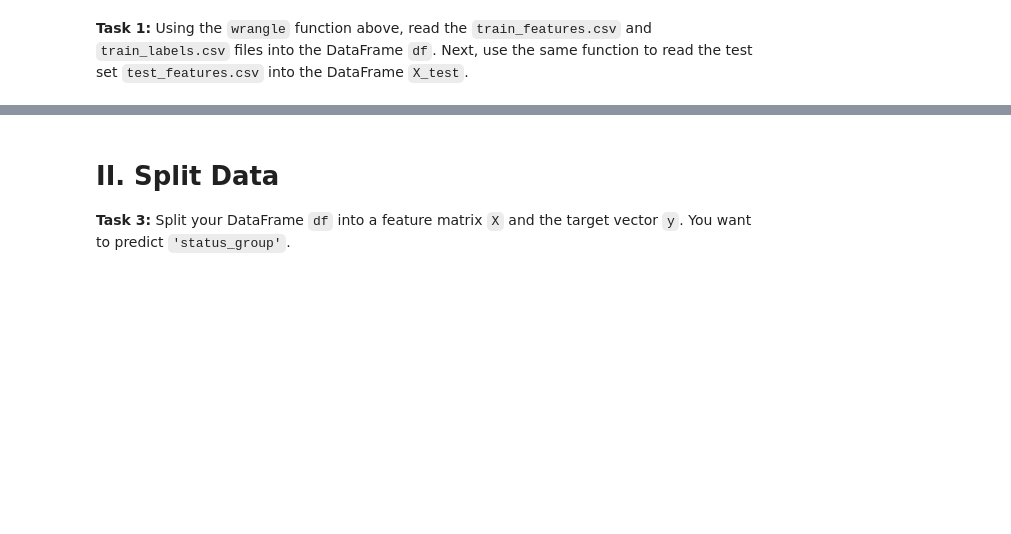
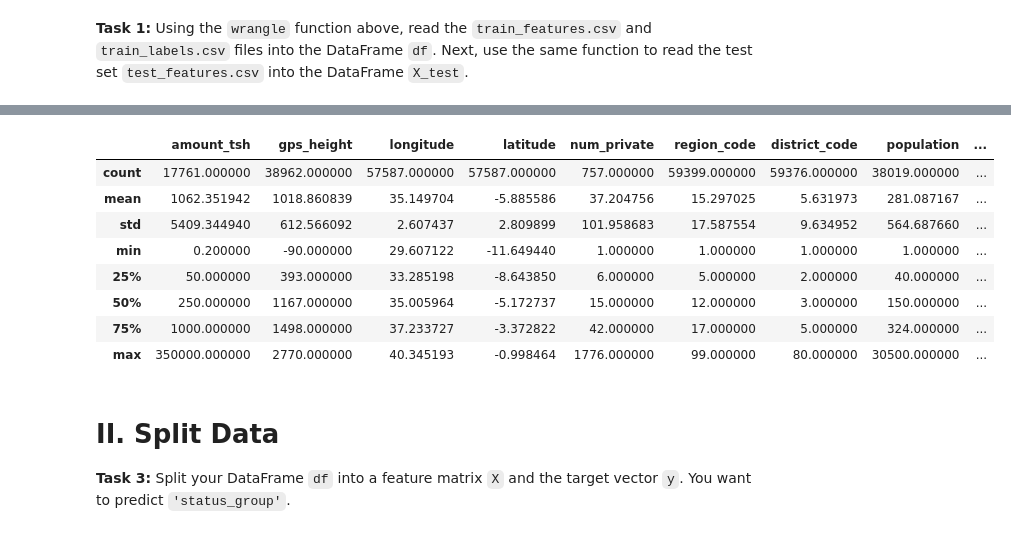
Before and after one commit to sikoh/DS-Tree-Based-Models, a Jupyter notebook: Decision-Trees/DS_DecisionTrees_Homework.ipynb, the cells around one changed output, grey strips where cells are left out. Drawn from its saved outputs; the diff is of its cells as text; code cells hidden in the pictures; blank space fills up the shorter version.

```diff
--- a/Decision-Trees/DS_DecisionTrees_Homework.ipynb
+++ b/Decision-Trees/DS_DecisionTrees_Homework.ipynb
@@ -59,6 +71,20 @@ def wrangle(fm_path, tv_path=None):
     return df
 # %% [markdown]
 **Task 1:** Using the `wrangle` function above, read the `train_features.csv` and  `train_labels.csv` files into the DataFrame `df`. Next, use the same function to read the test set `test_features.csv` into the DataFrame `X_test`.
+# %%
+import sys
+
+# If you're on Colab:
+if 'google.colab' in sys.modules:
+    DATA_PATH = 'https://raw.githubusercontent.com/LambdaSchool/DS-Unit-2-Kaggle-Challenge/master/data/'
+    !pip install category_encoders==2.*
+    !pip install pandas-profiling==2.*
+
+# If you're working locally:
+else:
+    DATA_PATH = '../data/'
+# %%
+df = wrangle((DATA_PATH+'waterpumps/train_features.csv'), (DATA_PATH+'waterpumps/train_labels.csv'))
+X_test = wrangle(DATA_PATH +'waterpumps/test_features.csv')
 # %%
-df = ...
-X_test = ...
+df.info()
@@ -65,3 +109,15 @@ X_test = ...
+# %%
+df.describe()
+# %% [output]
+|  | amount_tsh | gps_height | longitude | latitude | num_private | region_code | district_code | population | ... |
+| count | 17761.000000 | 38962.000000 | 57587.000000 | 57587.000000 | 757.000000 | 59399.000000 | 59376.000000 | 38019.000000 | ... |
+| mean | 1062.351942 | 1018.860839 | 35.149704 | -5.885586 | 37.204756 | 15.297025 | 5.631973 | 281.087167 | ... |
+| std | 5409.344940 | 612.566092 | 2.607437 | 2.809899 | 101.958683 | 17.587554 | 9.634952 | 564.687660 | ... |
+| min | 0.200000 | -90.000000 | 29.607122 | -11.649440 | 1.000000 | 1.000000 | 1.000000 | 1.000000 | ... |
+| 25% | 50.000000 | 393.000000 | 33.285198 | -8.643850 | 6.000000 | 5.000000 | 2.000000 | 40.000000 | ... |
+| 50% | 250.000000 | 1167.000000 | 35.005964 | -5.172737 | 15.000000 | 12.000000 | 3.000000 | 150.000000 | ... |
+| 75% | 1000.000000 | 1498.000000 | 37.233727 | -3.372822 | 42.000000 | 17.000000 | 5.000000 | 324.000000 | ... |
+| max | 350000.000000 | 2770.000000 | 40.345193 | -0.998464 | 1776.000000 | 99.000000 | 80.000000 | 30500.000000 | ... |
 # %% [markdown]
 # II. Split Data
 
```
Also changed, not shown: parts of 16 cells of this notebook.
